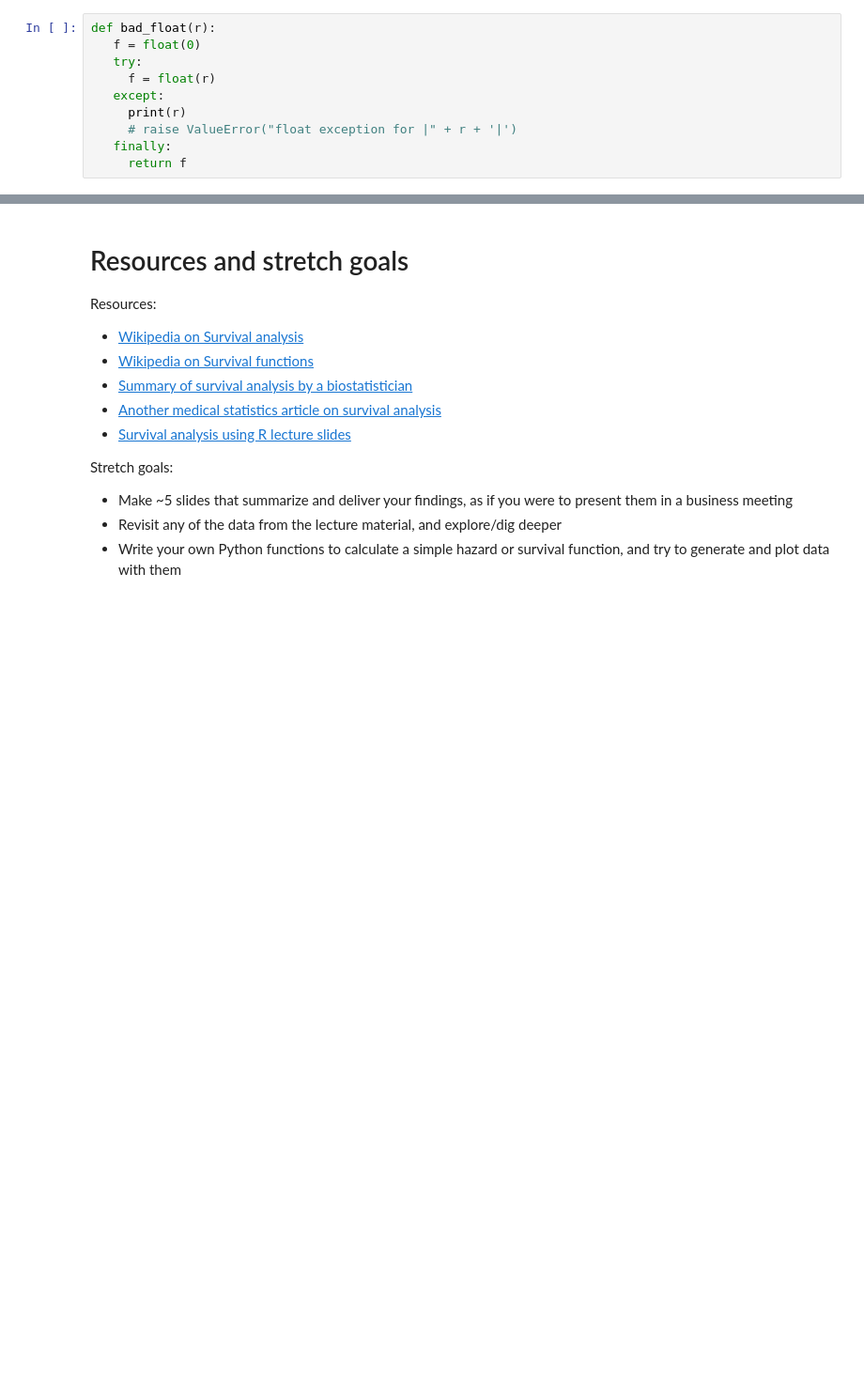
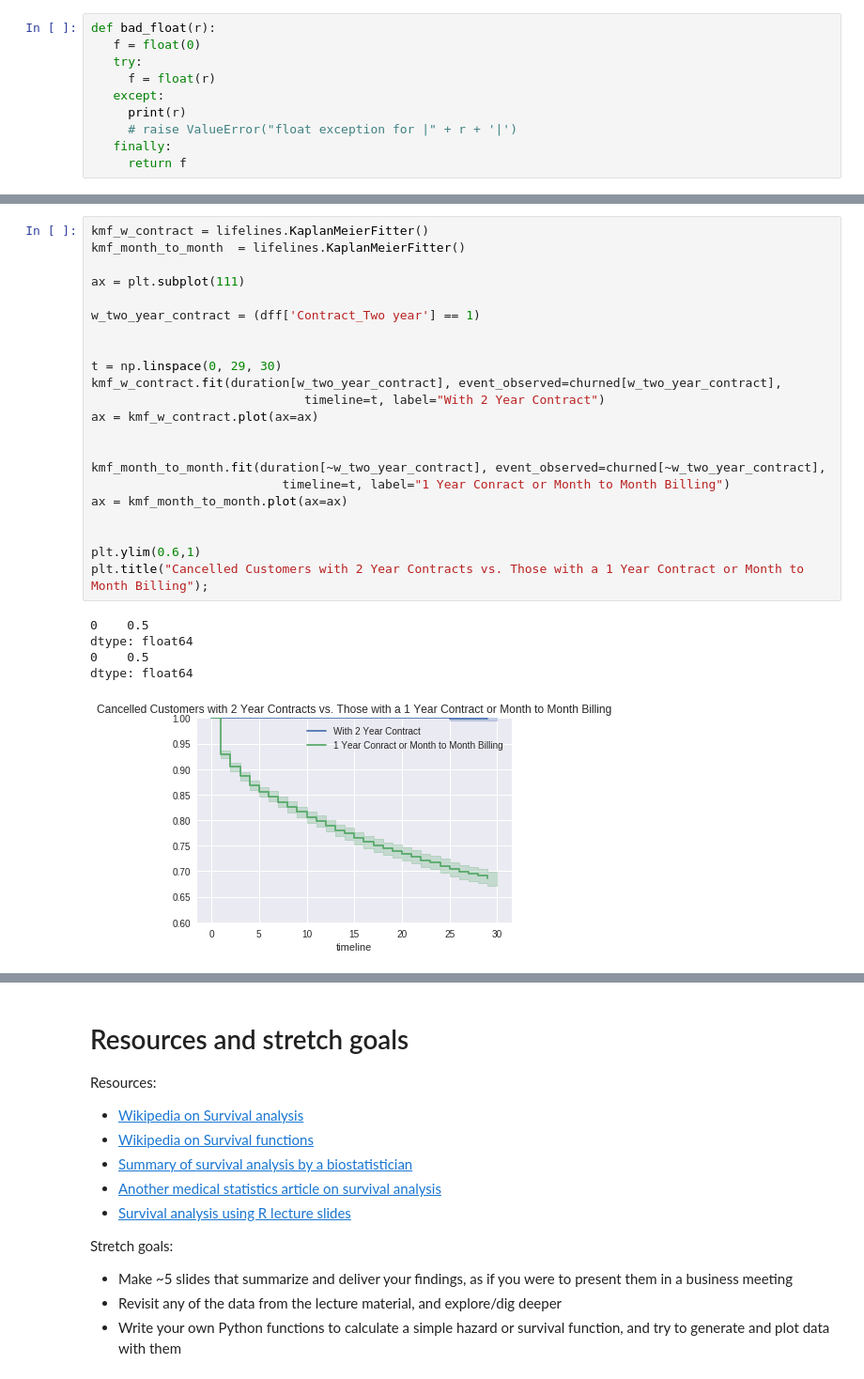
Before and after one commit to bloominstituteoftechnology/DS-Unit-2-Sprint-3-Advanced-Regression, a Jupyter notebook: module2-survival-analysis/LS_DS_232_Survival_Analysis.ipynb, the cells around one changed output, grey strips where cells are left out. Shown at 94% size. Cells and saved outputs as stored; diff of their text form; blank space fills up the shorter version.

```diff
--- a/module2-survival-analysis/LS_DS_232_Survival_Analysis.ipynb
+++ b/module2-survival-analysis/LS_DS_232_Survival_Analysis.ipynb
@@ -911,0 +1002,28 @@ len(churn_data['gender'].unique())
+# %%
+kmf_w_contract = lifelines.KaplanMeierFitter()
+kmf_month_to_month  = lifelines.KaplanMeierFitter()
+
+ax = plt.subplot(111)
+
+w_two_year_contract = (dff['Contract_Two year'] == 1)
+
+
+t = np.linspace(0, 29, 30)
+kmf_w_contract.fit(duration[w_two_year_contract], event_observed=churned[w_two_year_contract],
+                             timeline=t, label="With 2 Year Contract")
+ax = kmf_w_contract.plot(ax=ax)
+
+
+kmf_month_to_month.fit(duration[~w_two_year_contract], event_observed=churned[~w_two_year_contract],
+                          timeline=t, label="1 Year Conract or Month to Month Billing")
+ax = kmf_month_to_month.plot(ax=ax)
+
+
+plt.ylim(0.6,1)
+plt.title("Cancelled Customers with 2 Year Contracts vs. Those with a 1 Year Contract or Month to Month Billing");
+# %% [output]
+0    0.5
+dtype: float64
+0    0.5
+dtype: float64
+[figure, added]
```
Also changed, not shown: parts of 19 cells of this notebook.
